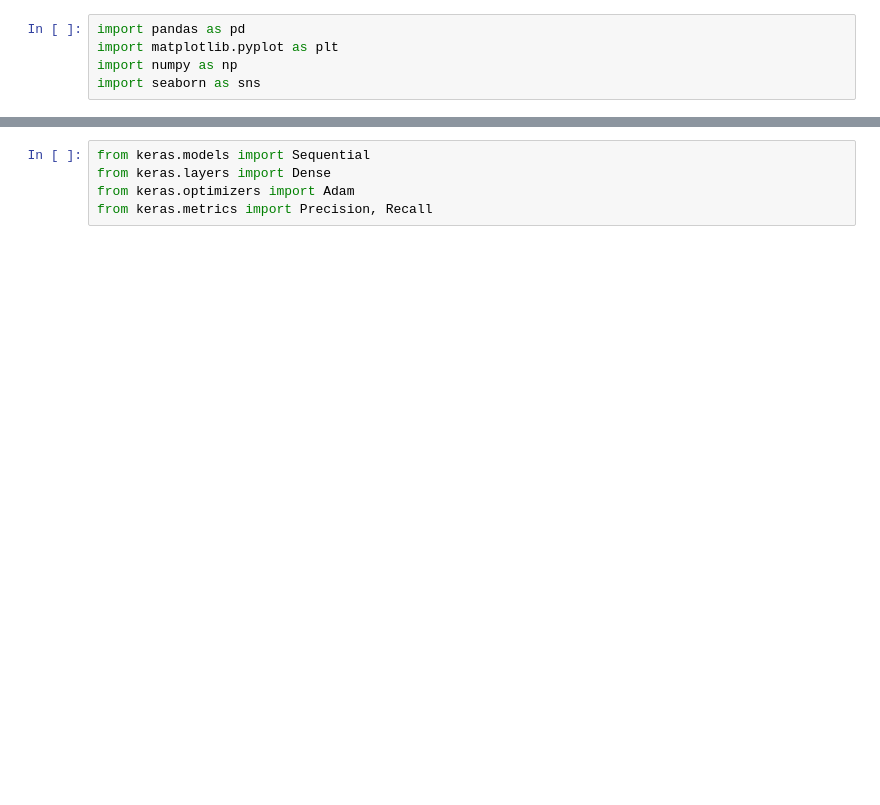
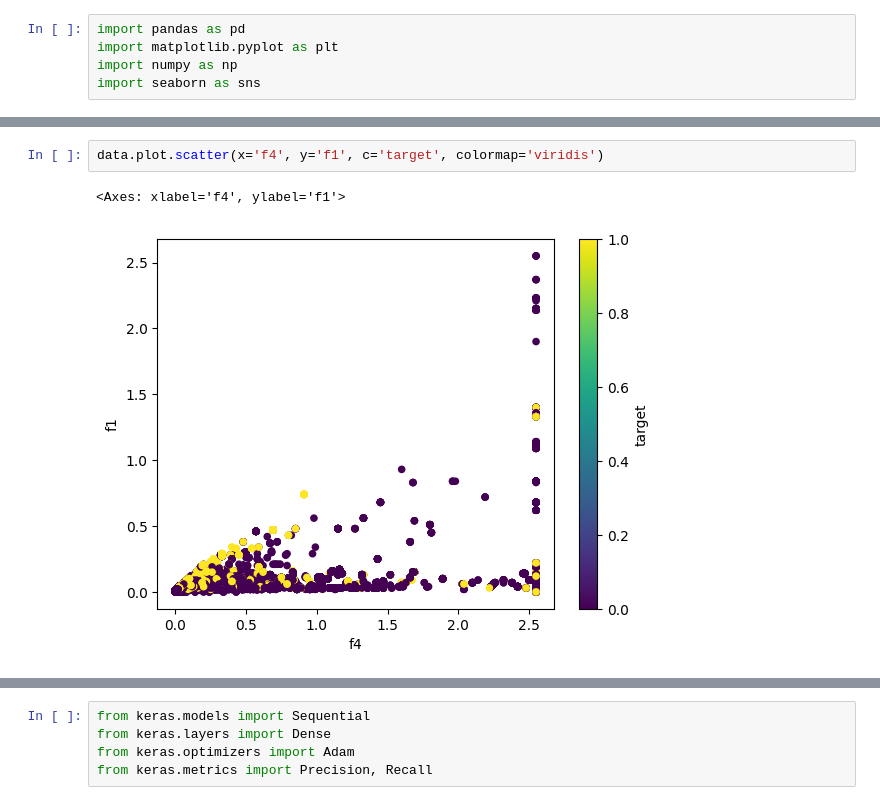
Before and after one commit to ItyTell/ml_lab, a Jupyter notebook: main.ipynb, the cells around one changed output, grey strips where cells are left out. Cells and saved outputs as stored; diff of their text form; blank space fills up the shorter version.

```diff
--- a/main.ipynb
+++ b/main.ipynb
@@ -99,0 +61,5 @@ sns.heatmap(corr, annot=True, cmap='coolwarm')
+# %%
+data.plot.scatter(x='f4', y='f1', c='target', colormap='viridis')
+# %% [output]
+<Axes: xlabel='f4', ylabel='f1'>
+[figure, added]
```
Also changed, not shown: parts of 60 cells of this notebook, 4 other files.
